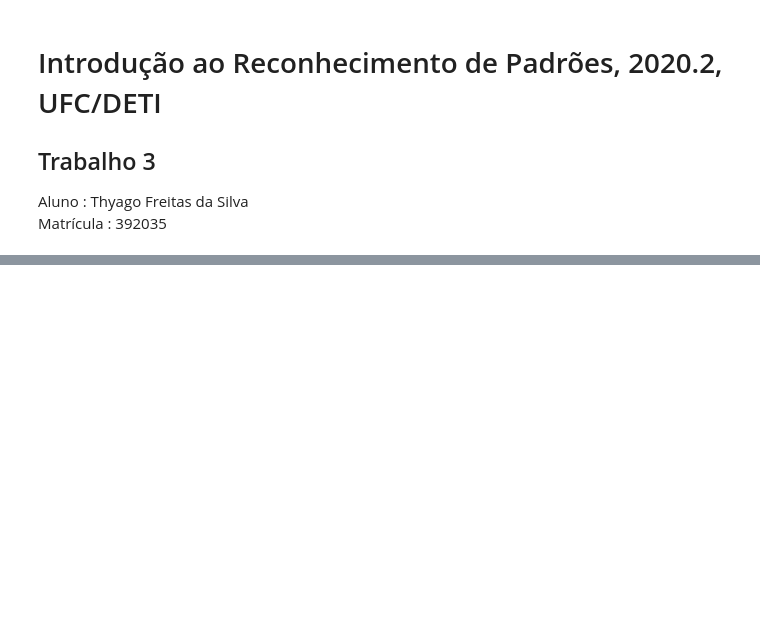
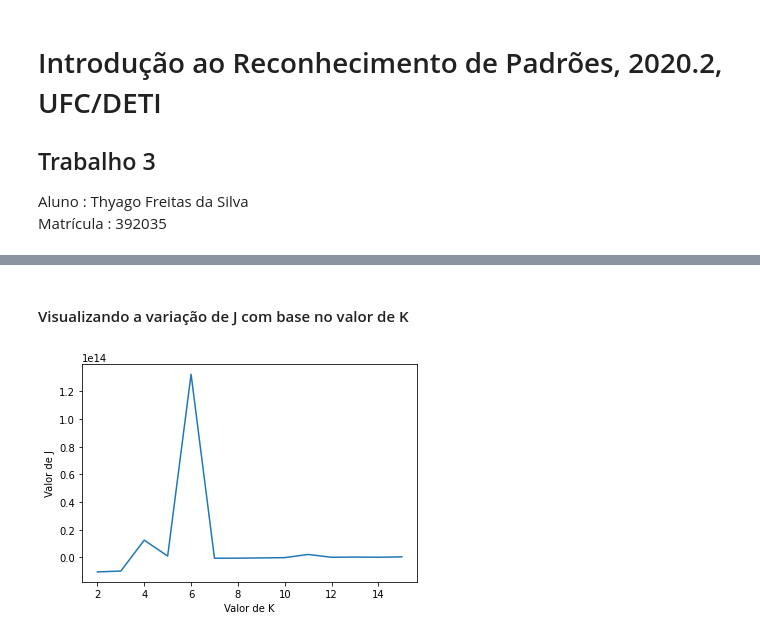
Before and after one commit to ThyagoFr/rec-pad, a Jupyter notebook: trabalho3/KMeans.ipynb, the cells around one changed output, grey strips where cells are left out. Cells and saved outputs as stored; diff of their text form; code cells hidden in the pictures; blank space fills up the shorter version.

```diff
--- a/trabalho3/KMeans.ipynb
+++ b/trabalho3/KMeans.ipynb
@@ -199,0 +227,4 @@ print(len(kmeans.centroids))
+# %%
+data = pd.read_csv("./data/dermatology.csv", header=None)
+data = data.to_numpy()
+data.shape
@@ -199,0 +237,2 @@ print(len(kmeans.centroids))
+# %%
+data[:,33] = transform_column(data[:,33])
@@ -199,0 +241,3 @@ print(len(kmeans.centroids))
+# %%
+features = data[:,:34]
+classes = data[:,34]
@@ -199,0 +246,4 @@ print(len(kmeans.centroids))
+# %%
+K = 15
+R = 30
+j_values = J(features,R,K)
@@ -199,0 +265,9 @@ print(len(kmeans.centroids))
+# %% [markdown]
+#### Visualizando a variação de J com base no valor de K
+# %%
+plt.plot(list(range(2,K+1)),j_values)
+plt.ylabel("Valor de J")
+plt.xlabel("Valor de K")
+plt.show()
+# %% [output]
+[figure, added]
```
Also changed, not shown: parts of 51 cells of this notebook, 4 other files.
